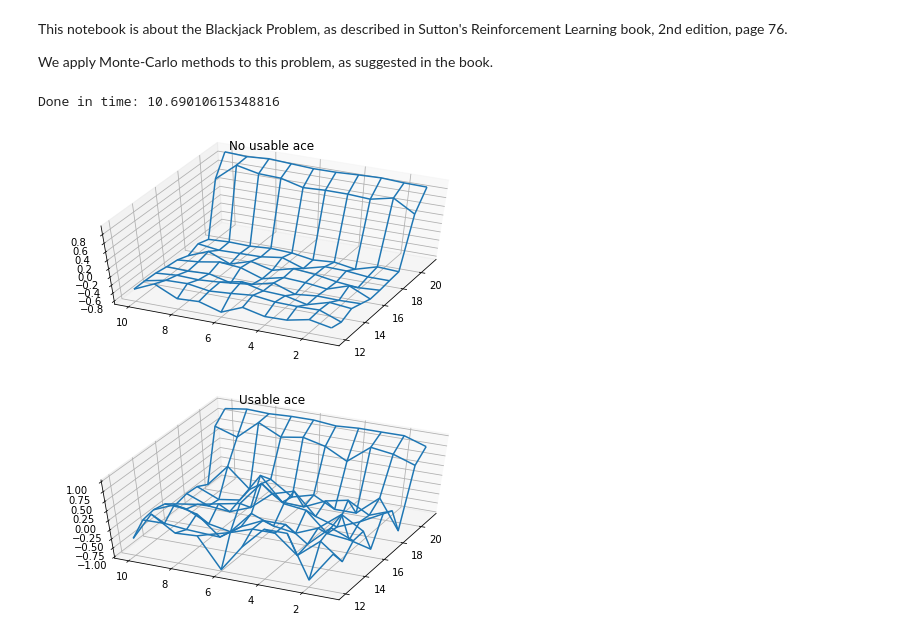
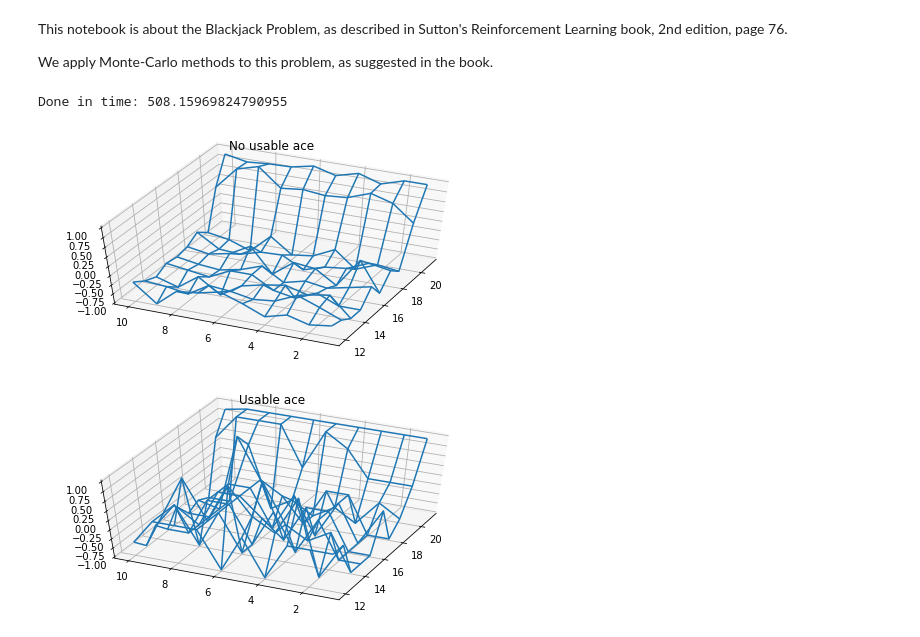
Before and after one commit to alphatamago/baserl, a Jupyter notebook: Blackjack_Problem_Sutton_RL_book_chapter5.ipynb, the cells around one changed output. Saved outputs shown, nothing was run; the diff lists cells and outputs as text; code cells hidden in the pictures.

```diff
--- a/Blackjack_Problem_Sutton_RL_book_chapter5.ipynb
+++ b/Blackjack_Problem_Sutton_RL_book_chapter5.ipynb
@@ -41,20 +41,24 @@ def visualize_blackjack_v(v):
 # It does not make sense to apply every-visit in this case, since a state cannot appear twice in the same episode.
 policy = mdp.make_simple_blackjack_player_policy()
 # %%
+# First-visit for Value Function evaluation for a given policy.
+# Run with 500K episodes
 start_time = time.time()
+# We save all intermediate versions of the value function, to plot the state during early stages and in the end.
 v_history = []
 v = monte_carlo_policy_evaluation(every_visit=False,
                                   policy=policy,
                                   gamma=mdp.gamma(),
                                   episode_generator=episode_generator,
-                                  num_episodes=10000,
+                                  num_episodes=500000,
                                   verbose=False,
                                   v_history=v_history)
 print("Done in time:", time.time() - start_time)
 # %% [output]
-Done in time: 10.69010615348816
+Done in time: 508.15969824790955
-# %%
-visualize_blackjack_v(v)
-# %% [output]
-[figure, removed]
-[figure, removed]
+# %%
+# After 1000 episodes
+visualize_blackjack_v(v_history[1000])
+# %% [output]
+[figure, added]
+[figure, added]
```
Also changed, not shown: parts of 11 cells of this notebook, 3 other files.
